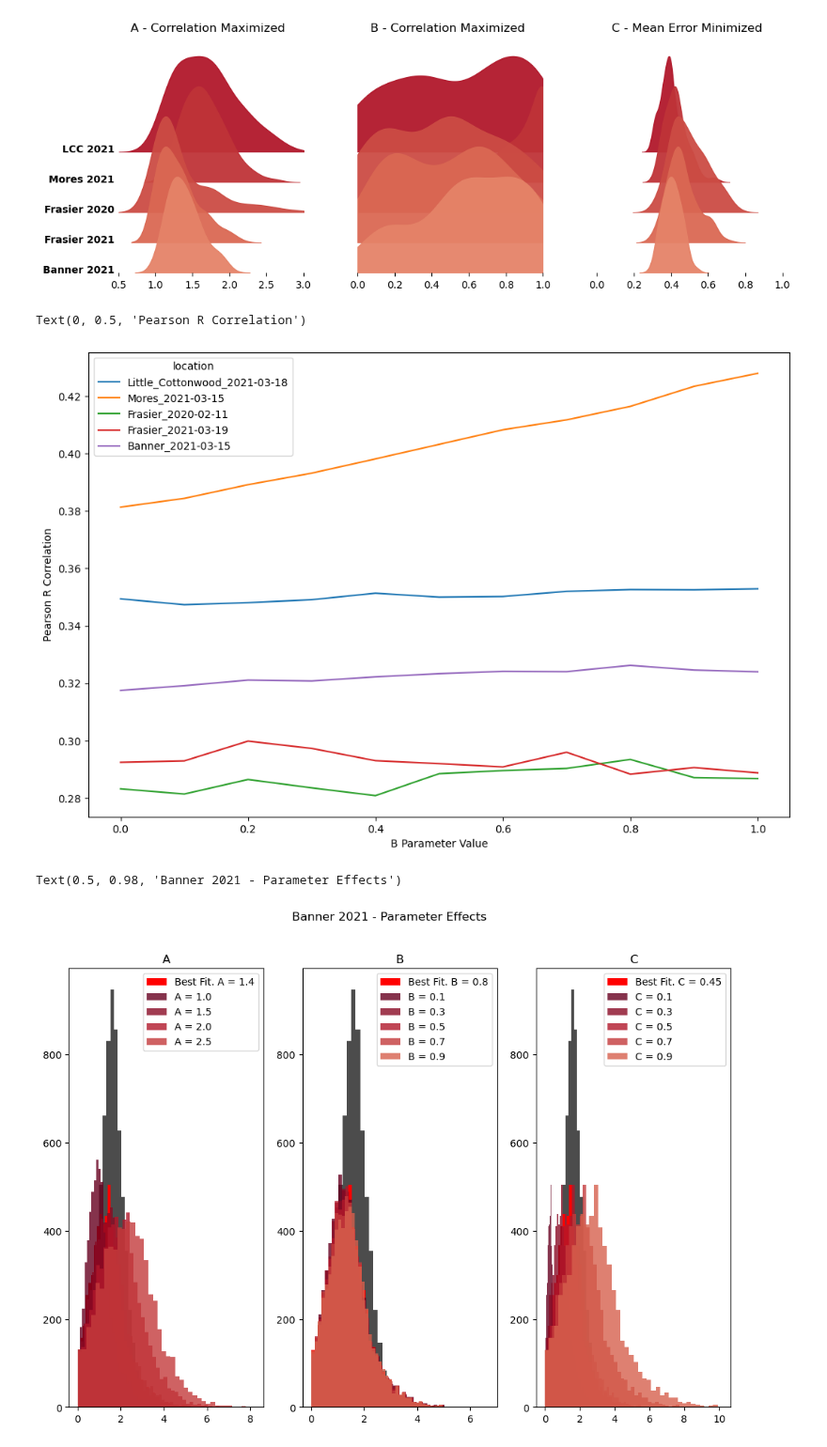
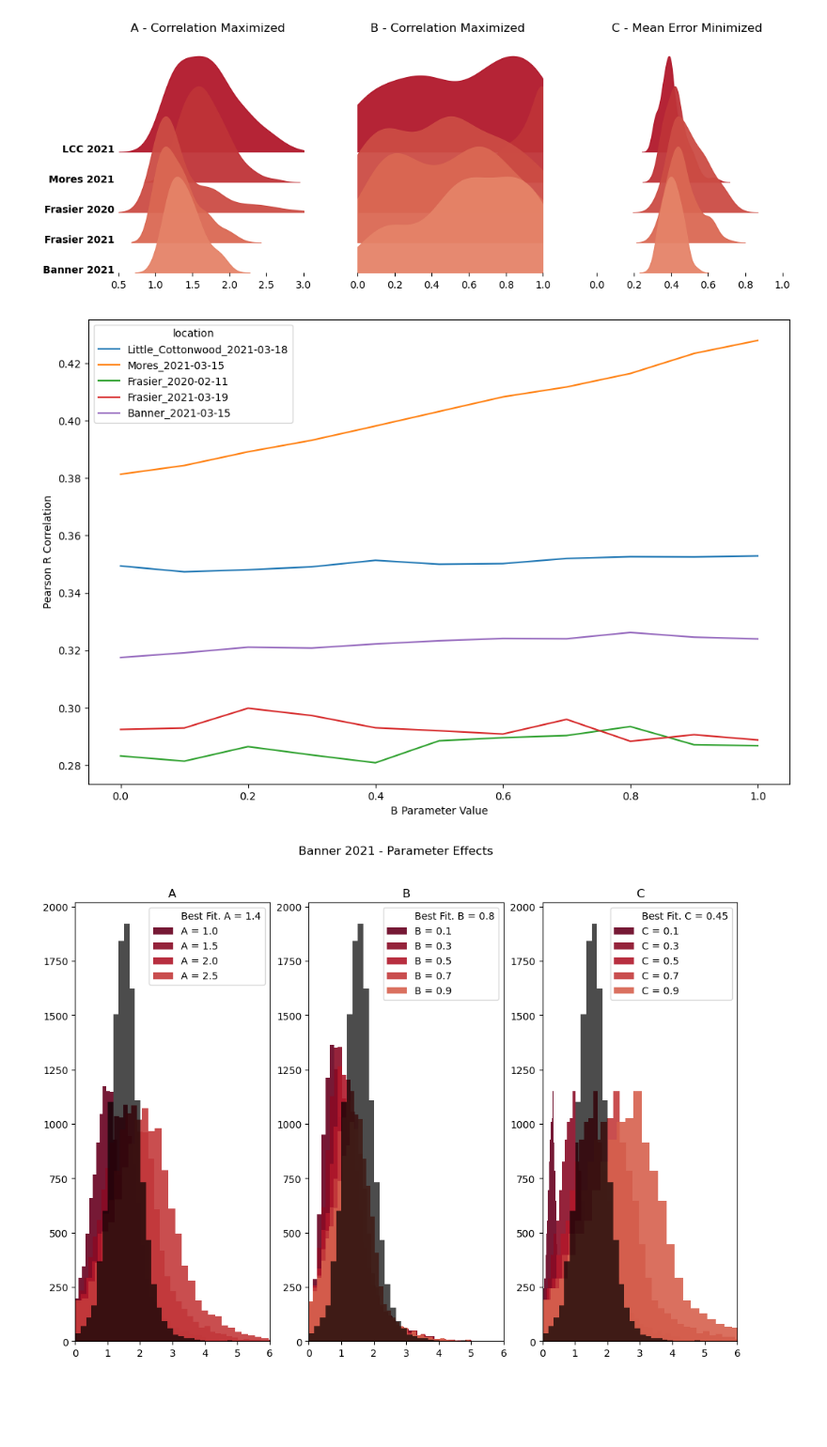
Before and after one commit to ZachHoppinen/spicy-analysis, a Jupyter notebook: src/compare/parameters/play.ipynb, the cells around one changed output. Shown at 94% size. Cells and saved outputs as stored; diff of their text form; code cells hidden in the pictures; blank space fills up the shorter version.

Commit message:
parameter figures and stats

```diff
--- a/src/compare/play.ipynb
+++ b/src/compare/parameters/play.ipynb
@@ -6,9 +6,11 @@ import xarray as xr
 import matplotlib.pyplot as plt
 import seaborn as sns
 # %%
-param_fp = Path('/bsuhome/zacharykeskinen/spicy-analysis/data/')
-ds = xr.open_dataset(param_fp.joinpath('param_stats.nc'))
+param_fp = Path('/bsuhome/zacharykeskinen/scratch/spicy/param_npys')
+ds = xr.open_dataset(param_fp.joinpath('param_stats_50treeofless.nc'))
 ds = ds.sel(C = slice(0.01, 1))
+
+fig_dir = Path('/bsuhome/zacharykeskinen/spicy-analysis/figures/params')
 # %%
 import matplotlib.gridspec as grid_spec
 from matplotlib import colormaps
@@ -111,47 +115,51 @@ plt.ylabel('Pearson R Correlation')
 
 # plt.xlabel('B Parameter Value')
 # plt.ylabel('Pearson R Correlation')
+
+plt.savefig(fig_dir.joinpath('b_pearson_affect.png'))
 # %% [output]
-Text(0, 0.5, 'Pearson R Correlation')
 [figure]
 # %%
 bins = 40
+param_fp = Path('/bsuhome/zacharykeskinen/scratch/spicy/param_npys/')
 for (loc, loc_ds) in ds.groupby('location'):
     if 'Banner_2021' not in loc:
         continue
 
     fig, axes = plt.subplots(1, 3, figsize = (12, 8))
 
     for param, pr, ax in zip(['A', 'B', 'C'], [(1,3, 0.5), (0.1, 1, 0.2), (0.1, 1, 0.2)], axes):
 
             trees = np.load(param_fp.joinpath(loc, f"trees.npy"))
             elev = np.load(param_fp.joinpath(loc, f"elev.npy"))
-            idx = (trees < 0.5) & (elev > 2000)
+            idx = (trees < 0.8) & (elev > 2000) & (~np.isnan(trees)) & (~np.isnan(elev))
 
             lidar_sd = np.load(param_fp.joinpath(loc, f"lidar.npy"))[idx]
 
-            ax.hist(lidar_sd, bins = bins, alpha = 0.7, color = 'black')
+            ax.hist(lidar_sd, bins = bins, alpha = 0.7, color = 'black', zorder = 1e5)
 
             it = loc_ds.mean('iteration')
             a = it.sel(A = it['pearsonr'].idxmax('A'))
             ab = a.sel(B = a['pearsonr'].idxmax('B'))
             abc = ab.sel(C = ab['mae'].idxmin('C'))
 
             best_params = {'A':abc.A.data, 'B': abc.B.data, 'C': abc.C.data}
 
             f = param_fp.joinpath(loc, f"{best_params['A']}_{best_params['B']}_{best_params['C']}.npy")
             spicy_sd = np.load(f)[idx]
-            ax.hist(spicy_sd[spicy_sd > 0], bins = bins, label = f'Best Fit. {param.capitalize()} = {best_params[param]}', color = 'red')
+            ax.hist(spicy_sd[spicy_sd > 0], bins = bins, label = f'Best Fit. {param.capitalize()} = {best_params[param]}', color = 'red', alpha = 0)
 
             for i, c in enumerate(np.round(np.arange(pr[0], pr[1], pr[2]), 2)):
                 best_params[param] = c
-                f = param_fp.joinpath(loc, f"{best_params['A']}_{best_params['B']}_{best_params['C']}.npy")
+                f = param_fp.joinpath(loc, f"{float(best_params['A']):.2}_{best_params['B']}_{best_params['C']}.npy")
                 spicy_sd = np.load(f)[idx]
-                ax.hist(spicy_sd[spicy_sd > 0], bins = bins, label = f'{param.capitalize()} = {c}', color = cmap(i / 20), alpha = 0.8)
+                ax.hist(spicy_sd[spicy_sd > 0], bins = bins, label = f'{param.capitalize()} = {c}', color = cmap(i / 20), alpha = 0.9)
 
             ax.set_title(param.capitalize())
             ax.legend()
+            ax.set_xlim(0, 6)
 plt.suptitle('Banner 2021 - Parameter Effects')
+
+plt.savefig(fig_dir.joinpath('hists_params_banner.png'))
 # %% [output]
-Text(0.5, 0.98, 'Banner 2021 - Parameter Effects')
-[figure, old version]
+[figure, new version]
```
Also changed, not shown: parts of 4 cells of this notebook, 6 other files.
